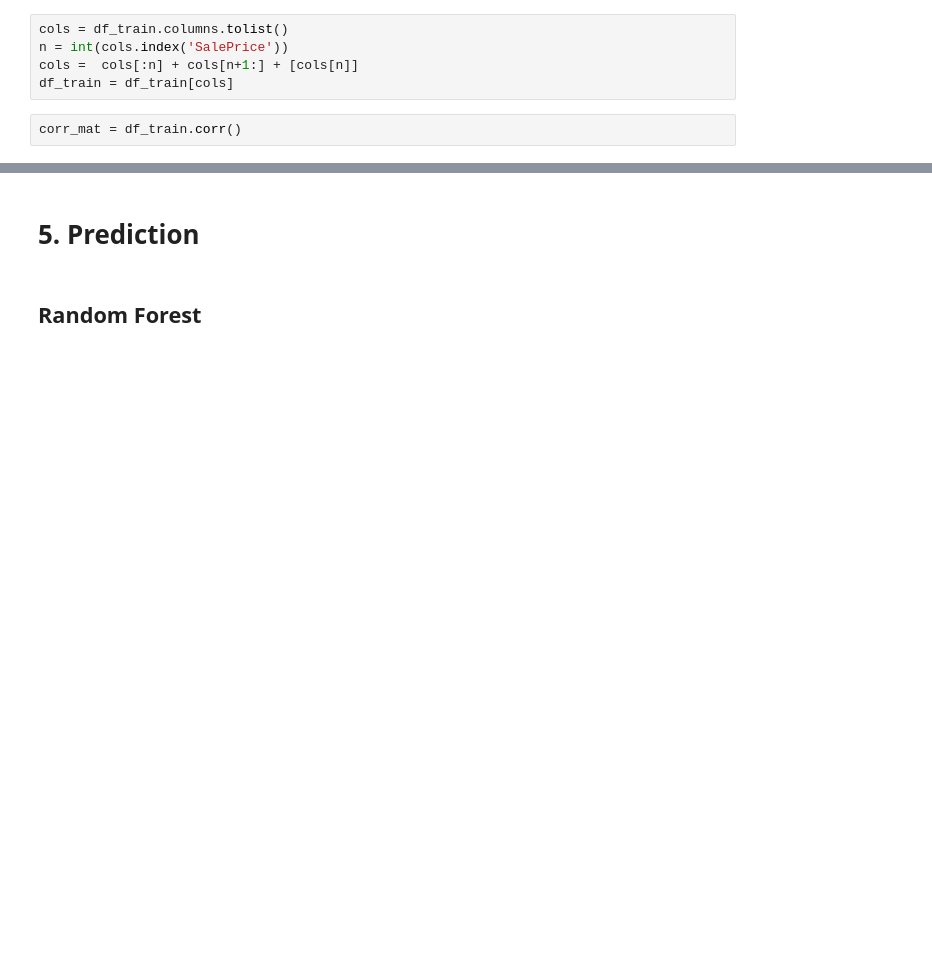
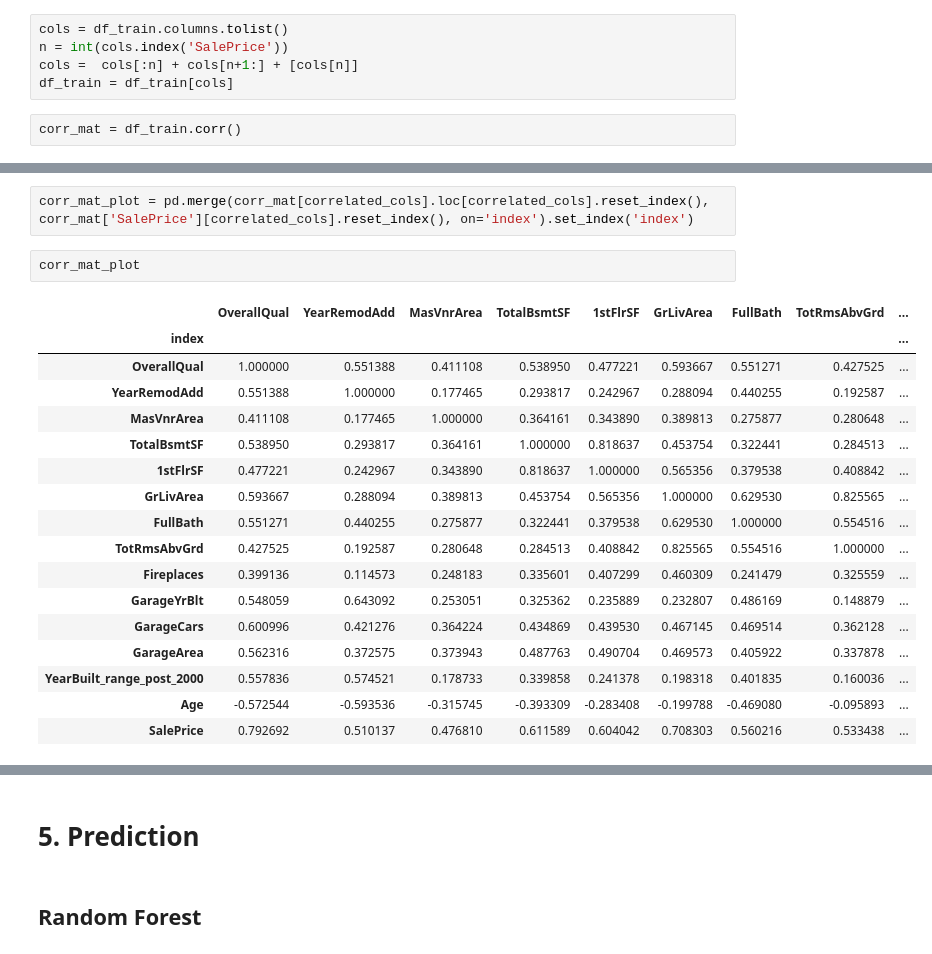
Before and after one commit to bmaelum/kaggle_houseprices, a Jupyter notebook: Kaggle House Prices.ipynb, the cells around one changed output, grey strips where cells are left out. Cells and saved outputs as stored; diff of their text form; blank space fills up the shorter version.

```diff
--- a/Kaggle House Prices.ipynb
+++ b/Kaggle House Prices.ipynb
@@ -638,0 +915,22 @@ correlated_cols
+# %%
+corr_mat_plot = pd.merge(corr_mat[correlated_cols].loc[correlated_cols].reset_index(), corr_mat['SalePrice'][correlated_cols].reset_index(), on='index').set_index('index')
+# %%
+corr_mat_plot
+# %% [output]
+|  | OverallQual | YearRemodAdd | MasVnrArea | TotalBsmtSF | 1stFlrSF | GrLivArea | FullBath | TotRmsAbvGrd | ... |
+| index |  |  |  |  |  |  |  |  | ... |
+| OverallQual | 1.000000 | 0.551388 | 0.411108 | 0.538950 | 0.477221 | 0.593667 | 0.551271 | 0.427525 | ... |
+| YearRemodAdd | 0.551388 | 1.000000 | 0.177465 | 0.293817 | 0.242967 | 0.288094 | 0.440255 | 0.192587 | ... |
+| MasVnrArea | 0.411108 | 0.177465 | 1.000000 | 0.364161 | 0.343890 | 0.389813 | 0.275877 | 0.280648 | ... |
+| TotalBsmtSF | 0.538950 | 0.293817 | 0.364161 | 1.000000 | 0.818637 | 0.453754 | 0.322441 | 0.284513 | ... |
+| 1stFlrSF | 0.477221 | 0.242967 | 0.343890 | 0.818637 | 1.000000 | 0.565356 | 0.379538 | 0.408842 | ... |
+| GrLivArea | 0.593667 | 0.288094 | 0.389813 | 0.453754 | 0.565356 | 1.000000 | 0.629530 | 0.825565 | ... |
+| FullBath | 0.551271 | 0.440255 | 0.275877 | 0.322441 | 0.379538 | 0.629530 | 1.000000 | 0.554516 | ... |
+| TotRmsAbvGrd | 0.427525 | 0.192587 | 0.280648 | 0.284513 | 0.408842 | 0.825565 | 0.554516 | 1.000000 | ... |
+| Fireplaces | 0.399136 | 0.114573 | 0.248183 | 0.335601 | 0.407299 | 0.460309 | 0.241479 | 0.325559 | ... |
+| GarageYrBlt | 0.548059 | 0.643092 | 0.253051 | 0.325362 | 0.235889 | 0.232807 | 0.486169 | 0.148879 | ... |
+| GarageCars | 0.600996 | 0.421276 | 0.364224 | 0.434869 | 0.439530 | 0.467145 | 0.469514 | 0.362128 | ... |
+| GarageArea | 0.562316 | 0.372575 | 0.373943 | 0.487763 | 0.490704 | 0.469573 | 0.405922 | 0.337878 | ... |
+| YearBuilt_range_post_2000 | 0.557836 | 0.574521 | 0.178733 | 0.339858 | 0.241378 | 0.198318 | 0.401835 | 0.160036 | ... |
+| Age | -0.572544 | -0.593536 | -0.315745 | -0.393309 | -0.283408 | -0.199788 | -0.469080 | -0.095893 | ... |
+| SalePrice | 0.792692 | 0.510137 | 0.476810 | 0.611589 | 0.604042 | 0.708303 | 0.560216 | 0.533438 | ... |
```
Also changed, not shown: parts of 76 cells of this notebook, 6 other files.
